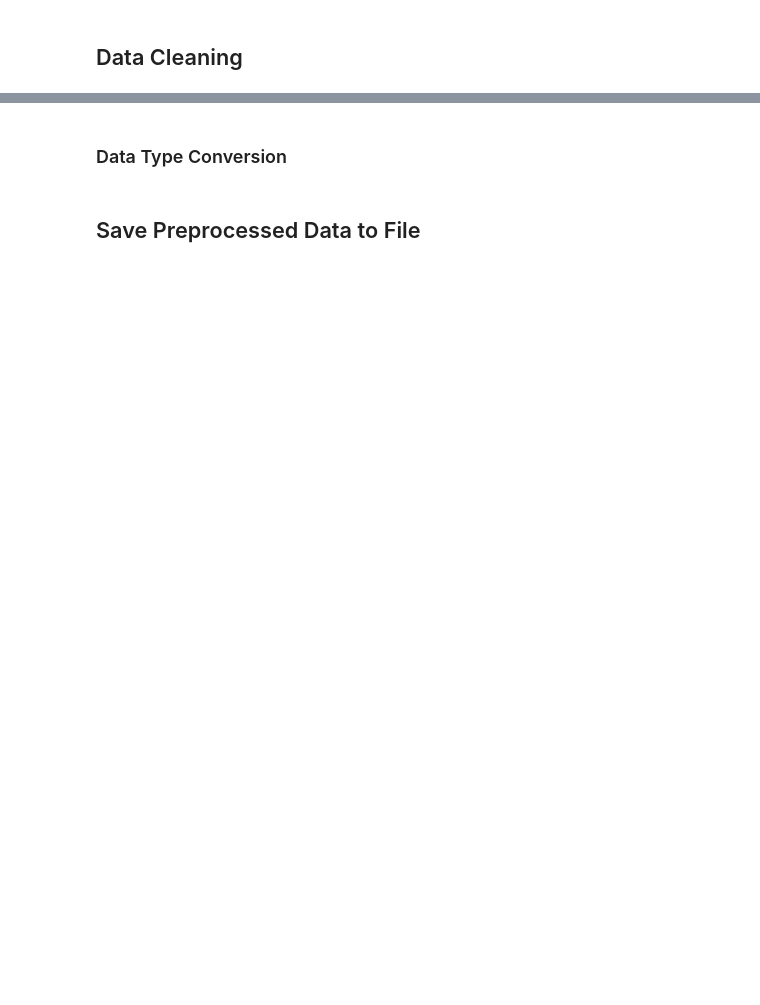
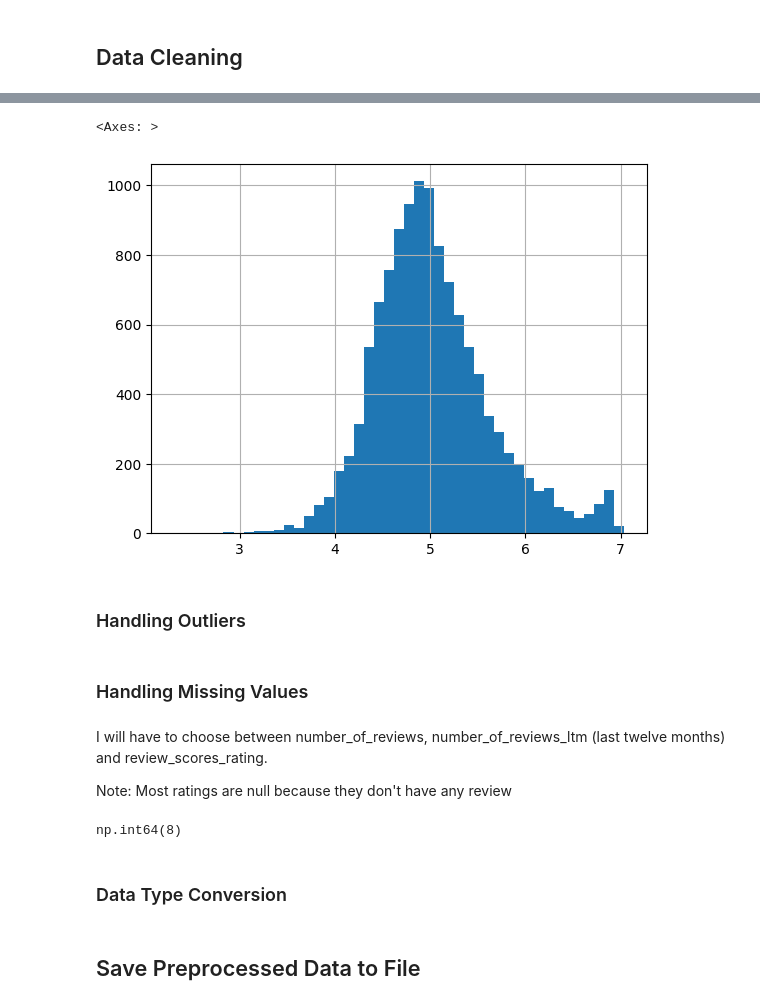
Before and after one commit to EliasSchafer1/Airbnb-Florence, a Jupyter notebook: notebooks/01_preprocessing.ipynb, the cells around one changed output, grey strips where cells are left out. Cells and saved outputs as stored; diff of their text form; code cells hidden in the pictures; blank space fills up the shorter version.

```diff
--- a/notebooks/01_preprocessing.ipynb
+++ b/notebooks/01_preprocessing.ipynb
@@ -46,3 +140,21 @@ Remove data with missing target value
+# %%
+df["log_price"] = np.log(df["price"])
+df["log_price"].hist(bins=45)
+# %% [output]
+<Axes: >
+[figure, added]
+# %% [markdown]
+### Handling Outliers
+# %% [markdown]
+### Handling Missing Values
+# %% [markdown]
+I will have to choose between number_of_reviews, number_of_reviews_ltm (last twelve months) and review_scores_rating.
+
+Note: Most ratings are null because they don't have any review
+# %%
+(df.loc[df["review_scores_rating"].isna(), "number_of_reviews"]>0).sum()
+# %% [output]
+np.int64(8)
 # %% [markdown]
 ### Data Type Conversion
 # %% [markdown]
```
Also changed, not shown: parts of 31 cells of this notebook.
